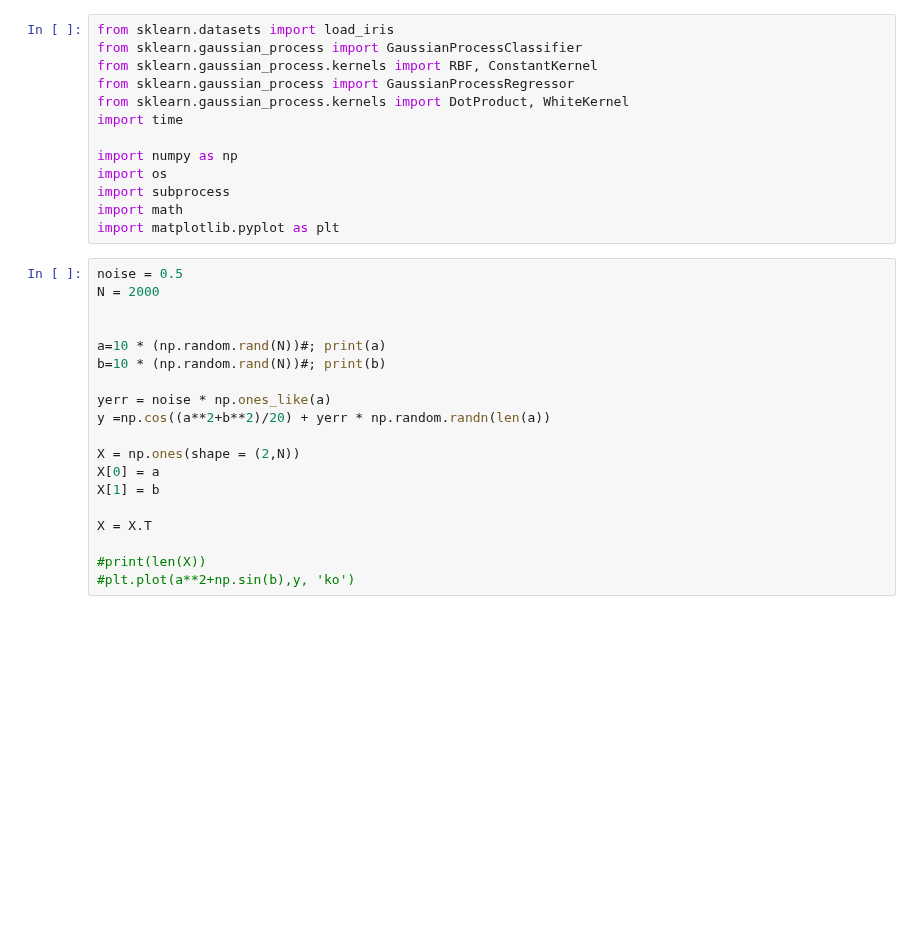
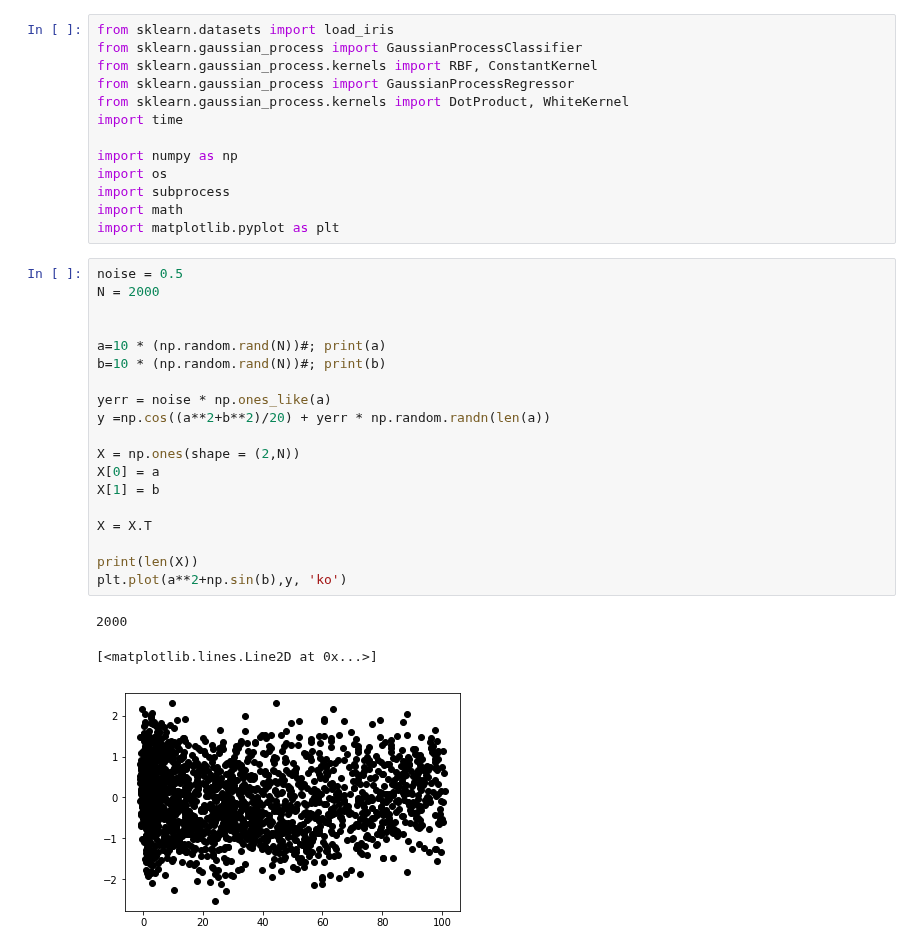
Before and after one commit to ekourkchi/reddening, a Jupyter notebook: GP_mySKlearn.ipynb, the cells around one changed output. Drawn from its saved outputs; the diff is of its cells as text; blank space fills up the shorter version.

```diff
--- a/GP_mySKlearn.ipynb
+++ b/GP_mySKlearn.ipynb
@@ -14,22 +14,26 @@ import matplotlib.pyplot as plt
 # %%
 noise = 0.5
 N = 2000
 
 
 a=10 * (np.random.rand(N))#; print(a)
 b=10 * (np.random.rand(N))#; print(b)
 
 yerr = noise * np.ones_like(a)
 y =np.cos((a**2+b**2)/20) + yerr * np.random.randn(len(a))
 
 X = np.ones(shape = (2,N))
 X[0] = a
 X[1] = b
 
 X = X.T
 
-#print(len(X))
-#plt.plot(a**2+np.sin(b),y, 'ko')
+print(len(X))
+plt.plot(a**2+np.sin(b),y, 'ko')
+# %% [output]
+2000
+[<matplotlib.lines.Line2D at 0x...>]
+[figure, added]
 # %%
 from matplotlib import cm
 from mpl_toolkits.mplot3d import Axes3D
```
Also changed, not shown: parts of 3 cells of this notebook, 5 other files.
